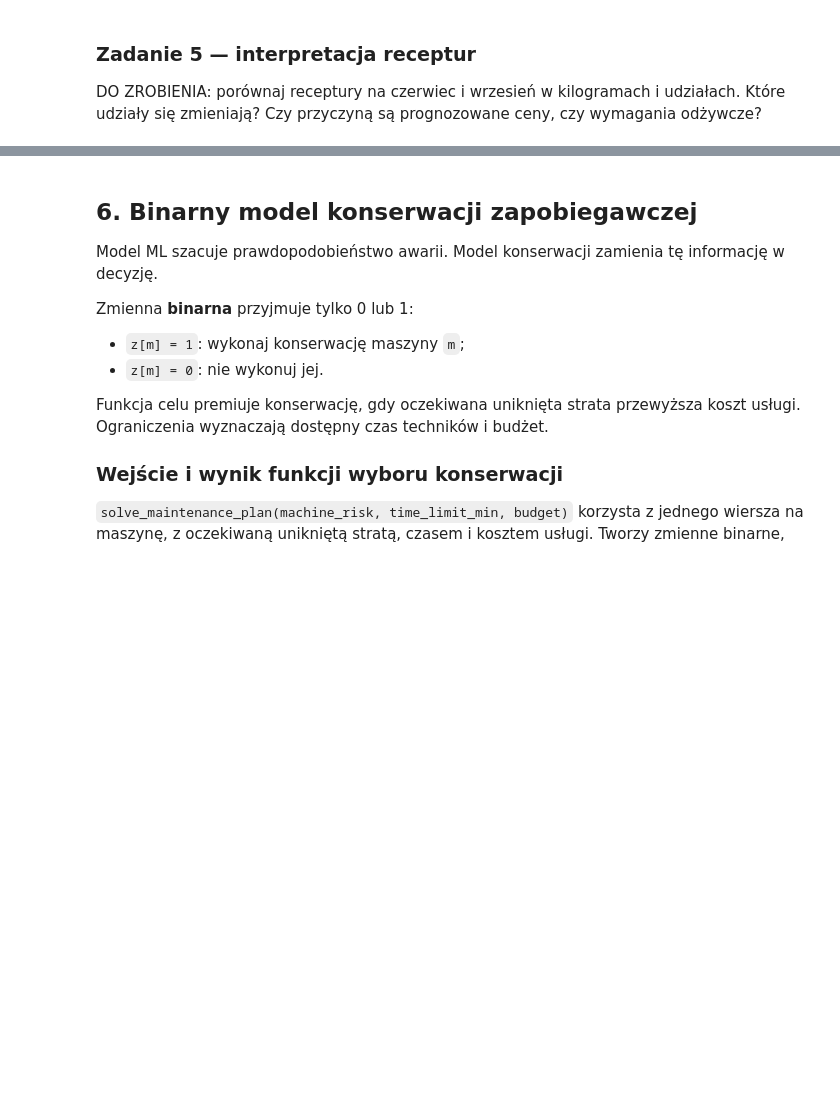
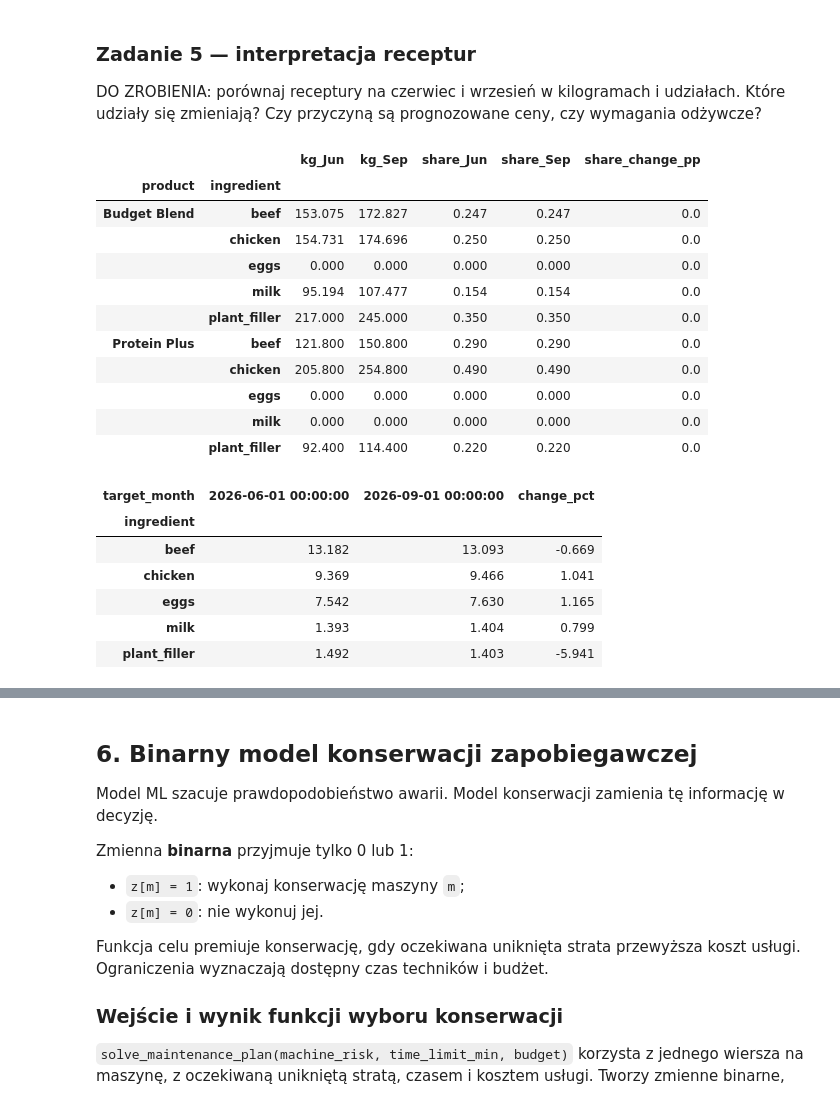
Before and after one commit to Damian-Swaczyna/cpp, a Jupyter notebook: pl/lab_auto_6.ipynb, the cells around one changed output, grey strips where cells are left out. Cells and saved outputs as stored; diff of their text form; code cells hidden in the pictures; blank space fills up the shorter version.

```diff
--- a/pl/lab_auto_6.ipynb
+++ b/pl/lab_auto_6.ipynb
@@ -1144,3 +1333,35 @@ recipe_shares.pivot_table(
 ### Zadanie 5 — interpretacja receptur
 
 DO ZROBIENIA: porównaj receptury na czerwiec i wrzesień w kilogramach i udziałach. Które udziały się zmieniają? Czy przyczyną są prognozowane ceny, czy wymagania odżywcze?
+# %%
+# Zadanie 5: receptury w kg i udziałach — czerwiec vs wrzesień.
+kg_table = recipe_plan.pivot_table(index=["product", "ingredient"], columns="target_month", values="kg")
+share_table = recipe_shares.pivot_table(index=["product", "ingredient"], columns="target_month", values="share")
+kg_table.columns = [f"kg_{c:%b}" for c in kg_table.columns]
+share_table.columns = [f"share_{c:%b}" for c in share_table.columns]
+comparison5 = kg_table.join(share_table)
+comparison5["share_change_pp"] = 100 * (comparison5["share_Sep"] - comparison5["share_Jun"])
+display(comparison5.round(3))
+price_change = forecast_prices.pivot(index="ingredient", columns="target_month", values="forecast_cost")
+price_change["change_pct"] = 100 * (price_change.iloc[:, 1] / price_change.iloc[:, 0] - 1)
+display(price_change.round(3))
+# %% [output]
+|  |  | kg_Jun | kg_Sep | share_Jun | share_Sep | share_change_pp |
+| product | ingredient |  |  |  |  |  |
+| Budget Blend | beef | 153.075 | 172.827 | 0.247 | 0.247 | 0.0 |
+|  | chicken | 154.731 | 174.696 | 0.250 | 0.250 | 0.0 |
+|  | eggs | 0.000 | 0.000 | 0.000 | 0.000 | 0.0 |
+|  | milk | 95.194 | 107.477 | 0.154 | 0.154 | 0.0 |
+|  | plant_filler | 217.000 | 245.000 | 0.350 | 0.350 | 0.0 |
+| Protein Plus | beef | 121.800 | 150.800 | 0.290 | 0.290 | 0.0 |
+|  | chicken | 205.800 | 254.800 | 0.490 | 0.490 | 0.0 |
+|  | eggs | 0.000 | 0.000 | 0.000 | 0.000 | 0.0 |
+|  | milk | 0.000 | 0.000 | 0.000 | 0.000 | 0.0 |
+|  | plant_filler | 92.400 | 114.400 | 0.220 | 0.220 | 0.0 |
+| target_month | 2026-06-01 00:00:00 | 2026-09-01 00:00:00 | change_pct |
+| ingredient |  |  |  |
+| beef | 13.182 | 13.093 | -0.669 |
+| chicken | 9.369 | 9.466 | 1.041 |
+| eggs | 7.542 | 7.630 | 1.165 |
+| milk | 1.393 | 1.404 | 0.799 |
+| plant_filler | 1.492 | 1.403 | -5.941 |
```
Also changed, not shown: parts of 37 cells of this notebook.
